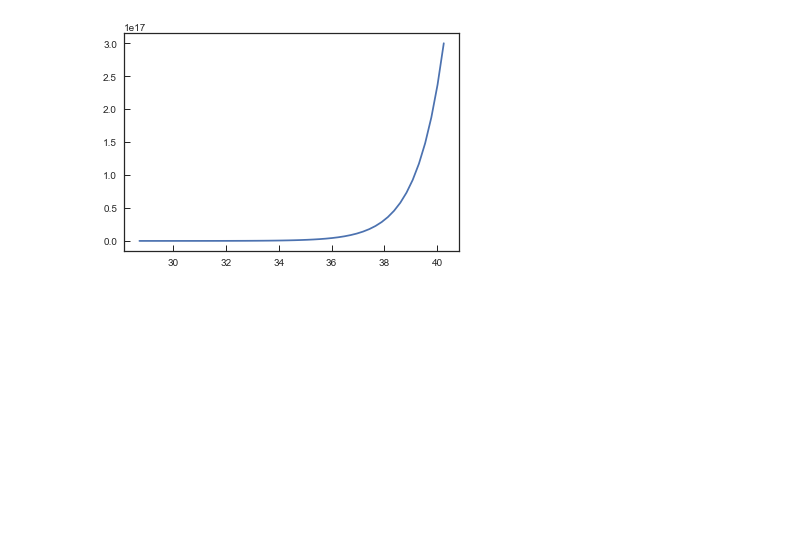
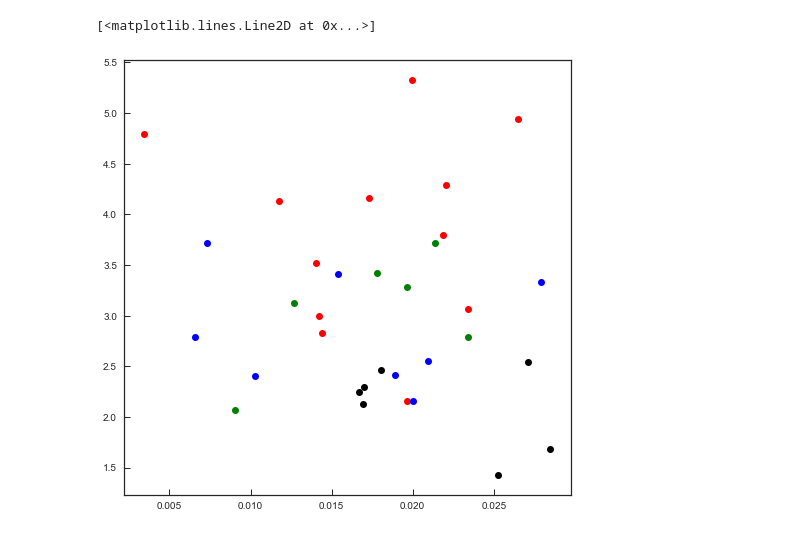
Before and after one commit to Vince-ec/Quiescent_analysis, a Jupyter notebook: scripts/test.ipynb, the cells around one changed output. Drawn from its saved outputs; the diff is of its cells as text; code cells hidden in the pictures; blank space fills up the shorter version.

```diff
--- a/scripts/test.ipynb
+++ b/scripts/test.ipynb
@@ -25,8 +19,24 @@ lognu = np.log(nu)
-# %%
-%matplotlib inline
-
-plt.plot(lognu,nu)
-plt.show()
-plt.close()
-# %% [output]
-[figure, removed]
+# %%
+galDB = pd.read_pickle('../data/sgal_param_DB.pkl')
+metal=np.arange(0.002,0.031,0.001)
+age=np.arange(.5,6.1,.1)
+tau=[0,8.0, 8.3, 8.48, 8.6, 8.7, 8.78, 8.85, 8.9, 8.95, 9.0, 9.04, 9.08, 9.11, 9.15, 9.18, 9.2, 9.23, 9.26, 9.28,
+     9.3, 9.32, 9.34, 9.36, 9.38, 9.4, 9.41, 9.43, 9.45, 9.46, 9.48]
+M,A=np.meshgrid(metal,age)
+# %%
+lzDB = galDB.query('hi_res_specz < 1.16')
+mzDB = galDB.query('1.16 < hi_res_specz < 1.3')
+mzDB = mzDB.query('ids != 14713 and ids != 38126')
+hzDB = galDB.query('1.3 < hi_res_specz < 1.45')
+uhzDB = galDB.query('1.45 < hi_res_specz')
+# %%
+%matplotlib inline
+
+plt.figure(figsize=[8,8])
+plt.plot(lzDB['Zx_dt'],lzDB['tx_dt'],'ro')
+plt.plot(mzDB['Zx_dt'],mzDB['tx_dt'],'bo')
+plt.plot(hzDB['Zx_dt'],hzDB['tx_dt'],'go')
+plt.plot(uhzDB['Zx_dt'],uhzDB['tx_dt'],'ko')
+# %% [output]
+[<matplotlib.lines.Line2D at 0x...>]
+[figure, added]
```
Also changed, not shown: parts of 3 cells of this notebook, 2 other files.
